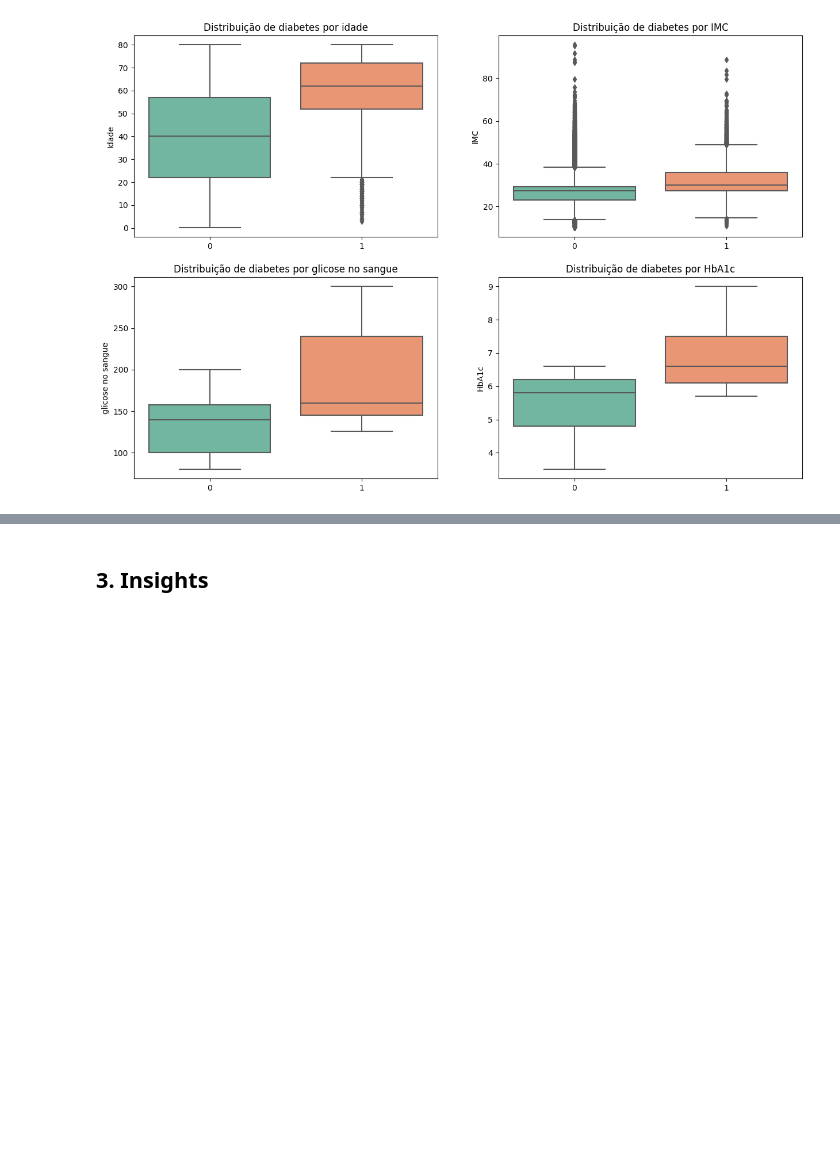
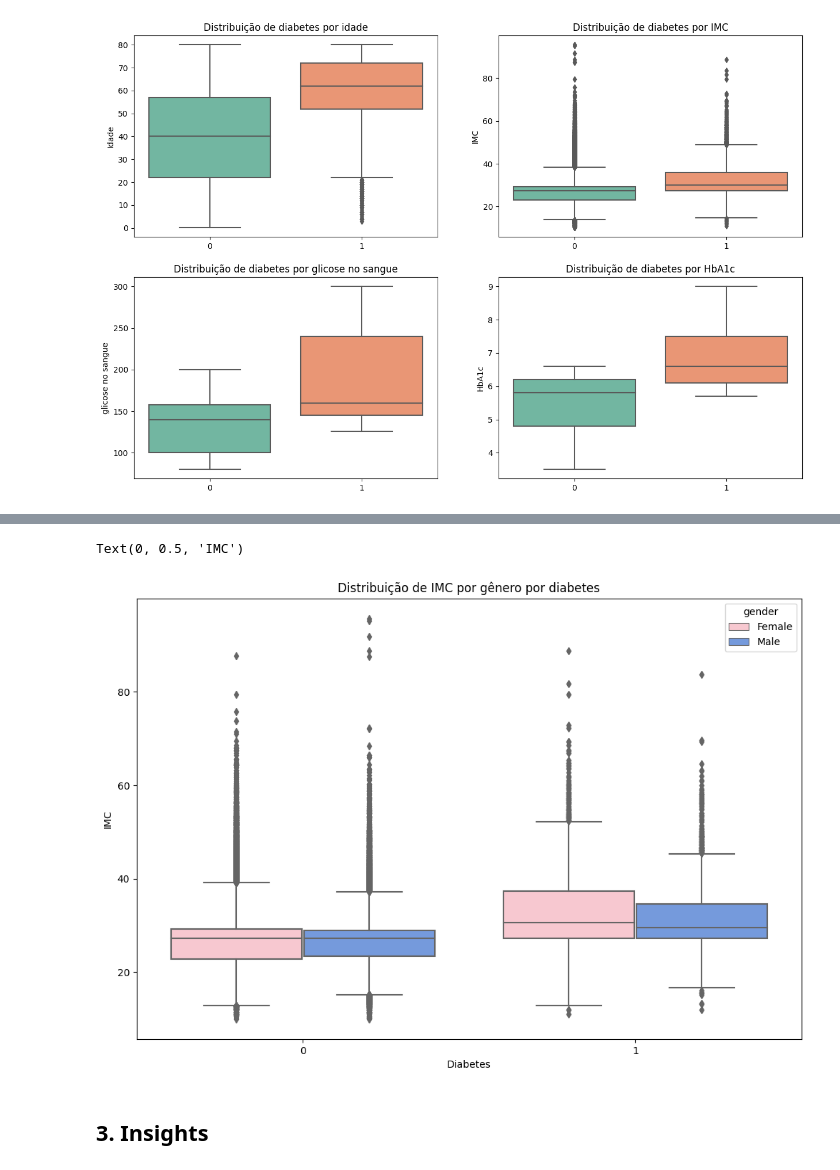
Before and after one commit to atlantico-academy/equipe2-2014.2, a Jupyter notebook: notebooks/01-exploratory_data_analysis.ipynb, the cells around one changed output, grey strips where cells are left out. Drawn from its saved outputs; the diff is of its cells as text; code cells hidden in the pictures; blank space fills up the shorter version.

```diff
--- a/notebooks/01-exploratory_data_analysis.ipynb
+++ b/notebooks/01-exploratory_data_analysis.ipynb
@@ -171,2 +183,13 @@ Text(0, 0.5, 'glicose no sangue')
+# %%
+#boxplots de IMC por gênero por diabetes
+plt.figure(figsize=(12, 8))
+pal_gen = dict(Female='pink', Male='cornflowerblue') #cria um dicionário para servir como paleta
+sns.boxplot(x='diabetes', y='bmi', hue='gender', data=df, palette=pal_gen)
+plt.title('Distribuição de IMC por gênero por diabetes')
+plt.xlabel('Diabetes')
+plt.ylabel('IMC')
+# %% [output]
+Text(0, 0.5, 'IMC')
+[figure, added]
 # %% [markdown]
 ## 3. Insights
```
Also changed, not shown: parts of 2 cells of this notebook.
